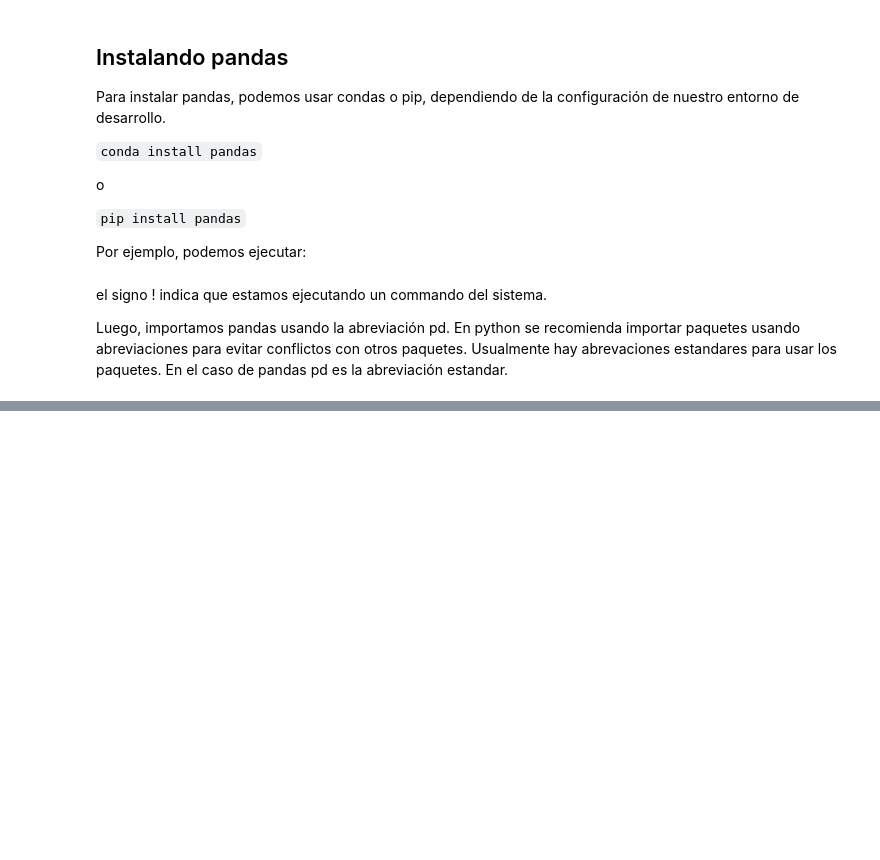
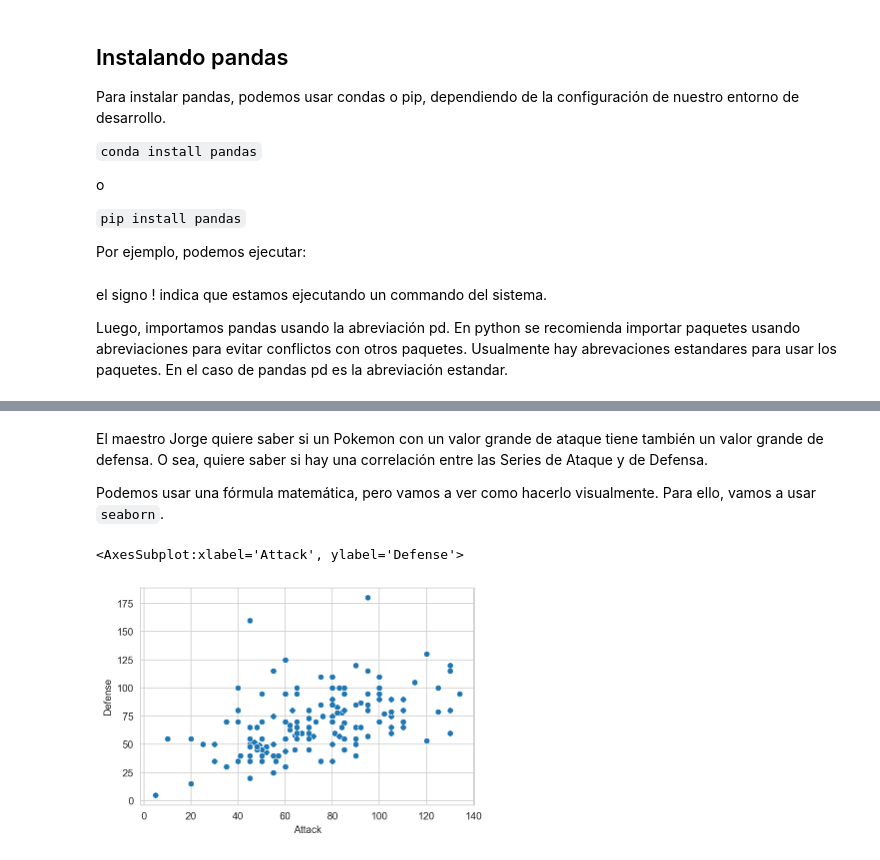
Before and after one commit to jramirezgen/pandas_ds, a Jupyter notebook: Pandas y Seaborn.ipynb, the cells around one changed output, grey strips where cells are left out. Drawn from its saved outputs; the diff is of its cells as text; code cells hidden in the pictures; blank space fills up the shorter version.

```diff
--- a/Pandas y Seaborn.ipynb
+++ b/Pandas y Seaborn.ipynb
@@ -27,0 +657,10 @@ Los componentes principales de pandas son: Series y DataFrames
+# %% [markdown]
+El maestro Jorge quiere saber si un Pokemon con un valor grande de ataque tiene también un valor grande de defensa. O sea, quiere saber si hay una correlación entre las Series de Ataque y de Defensa.
+
+
+Podemos usar una fórmula matemática, pero vamos a ver como hacerlo visualmente. Para ello, vamos a usar `seaborn`.
+# %%
+sns.scatterplot(x='Attack', y='Defense', data=df)
+# %% [output]
+<AxesSubplot:xlabel='Attack', ylabel='Defense'>
+[figure, added]
```
Also changed, not shown: parts of 148 cells of this notebook, 10 other files.
